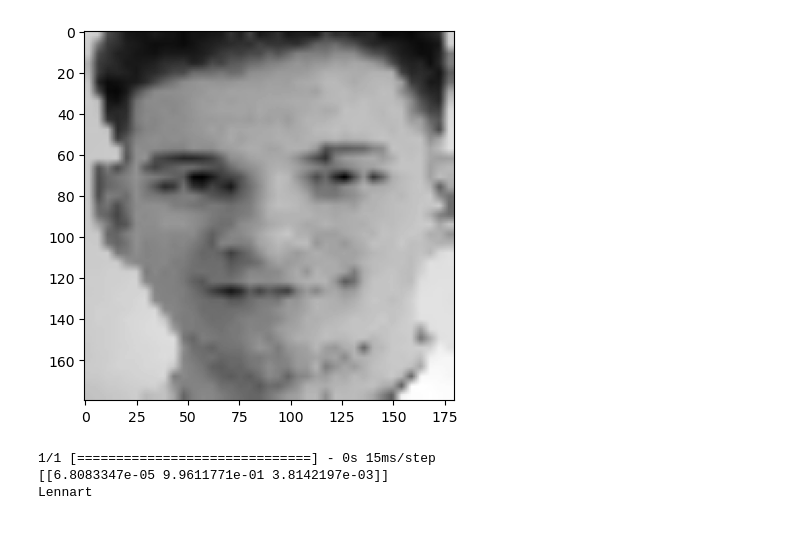
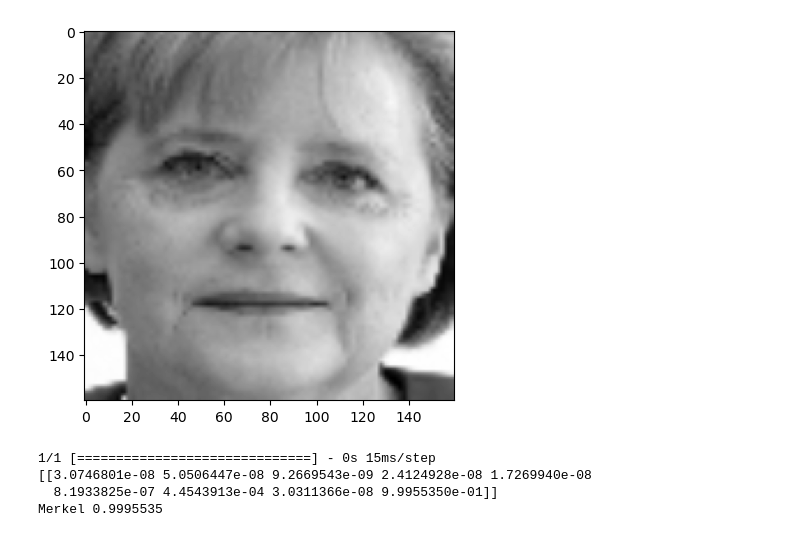
Before and after one commit to lennartvoelz/face_recognition, a Jupyter notebook: scripts/image.ipynb, the cells around one changed output. Saved outputs shown, nothing was run; the diff lists cells and outputs as text; code cells hidden in the pictures.

```diff
--- a/scripts/image.ipynb
+++ b/scripts/image.ipynb
@@ -19,7 +19,7 @@ def download_image(url, name):
 
     image = cv2.imdecode(np.asarray(array, dtype=np.uint8), cv2.IMREAD_COLOR)
     image = cv2.cvtColor(image, cv2.COLOR_BGR2GRAY)
-    image = cv2.resize(image, (180, 180))
+    image = cv2.resize(image, (160, 160))
     return image
 
 images = []
@@ -47,7 +47,7 @@ def crop_face(image):
     if len(faces) == 0:
         return None
     for (x, y, w, h) in faces:
-        face = cv2.resize(image[y:y+h, x:x+w], (180, 180))
+        face = cv2.resize(image[y:y+h, x:x+w], (160, 160))
     return face
 
 faces = []
@@ -164,24 +172,27 @@ Epoch 12/12
 # %%
-test_image = cv2.imread("fav2.jpg")
+test_image = cv2.imread("test3.jpg")
 test_image = cv2.cvtColor(test_image, cv2.COLOR_BGR2GRAY)
-test_image = cv2.resize(test_image, (180, 180))
+test_image = cv2.resize(test_image, (160, 160))
 test_image = crop_face(test_image)
 plt.imshow(test_image, cmap='gray')
 test_image = np.expand_dims(test_image, 0)
 # %% [output]
-[figure, old version]
+[figure, new version]
 # %%
 prediction = model.predict(test_image)
 print(prediction)
 
-names = df["name"].unique()
+def get_name(prediction):
+    if np.max(prediction) < 0.65:
+        return "Unknown", 0
+    idx = np.argmax(prediction)
+    name = names[idx]
+    return name, np.max(prediction)
 
-def get_name(prediction):
-    idx = np.argmax(prediction)
-    return names[idx]
-
-print(get_name(prediction))
+name, p = get_name(prediction)
+print(name, p)
 # %% [output]
 1/1 [==============================] - 0s 15ms/step
-[[6.8083347e-05 9.9611771e-01 3.8142197e-03]]
-Lennart
+[[3.0746801e-08 5.0506447e-08 9.2669543e-09 2.4124928e-08 1.7269940e-08
+  8.1933825e-07 4.4543913e-04 3.0311366e-08 9.9955350e-01]]
+Merkel 0.9995535
```
Also changed, not shown: parts of 12 cells of this notebook, 2 other files.
